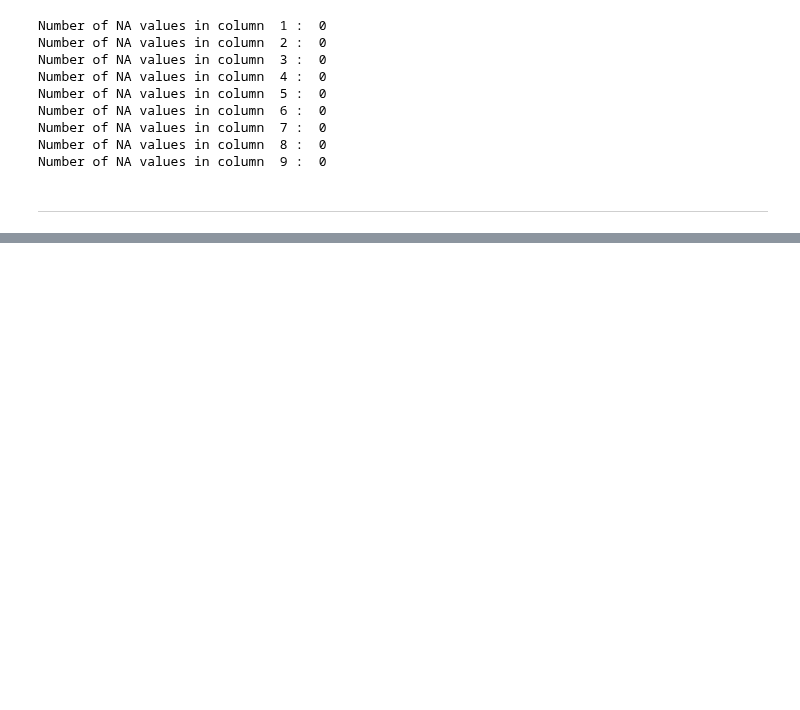
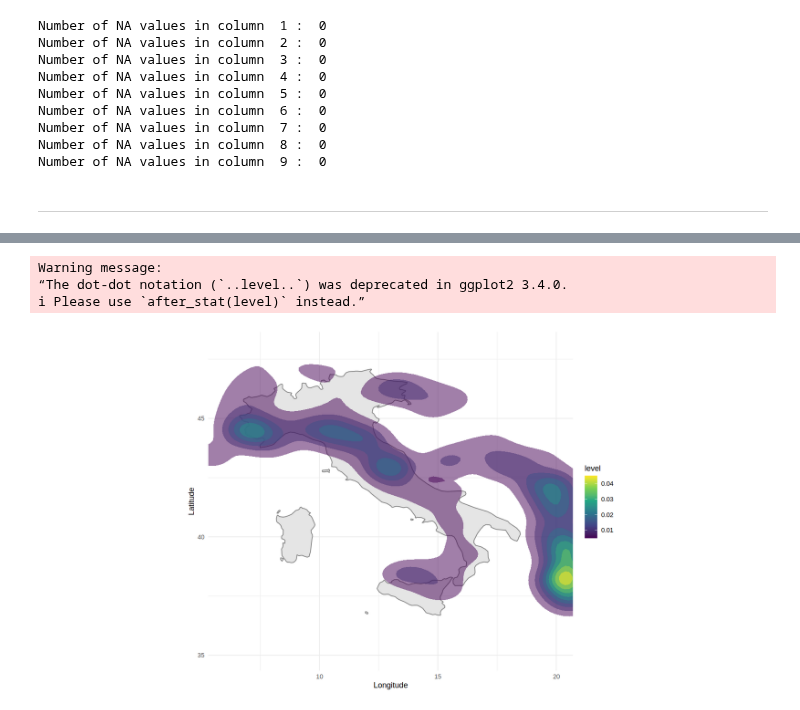
Before and after one commit to seccobenedetto/Earthquakes_Analysis_Italy, a Jupyter notebook: initial.ipynb, the cells around one changed output, grey strips where cells are left out. Drawn from its saved outputs; the diff is of its cells as text; code cells hidden in the pictures; blank space fills up the shorter version.

```diff
--- a/initial.ipynb
+++ b/initial.ipynb
@@ -160,0 +195,14 @@ Number of NA values in column  9 :  0
+# %%
+options(repr.plot.width=14, repr.plot.height=7)
+ggplot(df, aes(x = longitude, y = latitude)) +
+  borders("world", regions = "Italy", fill = "gray90", colour = "gray50") +
+  stat_density_2d(aes(fill = ..level..), geom = "polygon", alpha = 0.5) +
+  coord_fixed(xlim = c(6, 20), ylim = c(35, 48)) +
+  scale_fill_viridis_c() +
+  labs(x = "Longitude", y = "Latitude") +
+  theme_minimal()
+# %% [output]
+Warning message:
+“The dot-dot notation (`..level..`) was deprecated in ggplot2 3.4.0.
+ℹ Please use `after_stat(level)` instead.”
+[figure, added]
```
Also changed, not shown: parts of 11 cells of this notebook.
